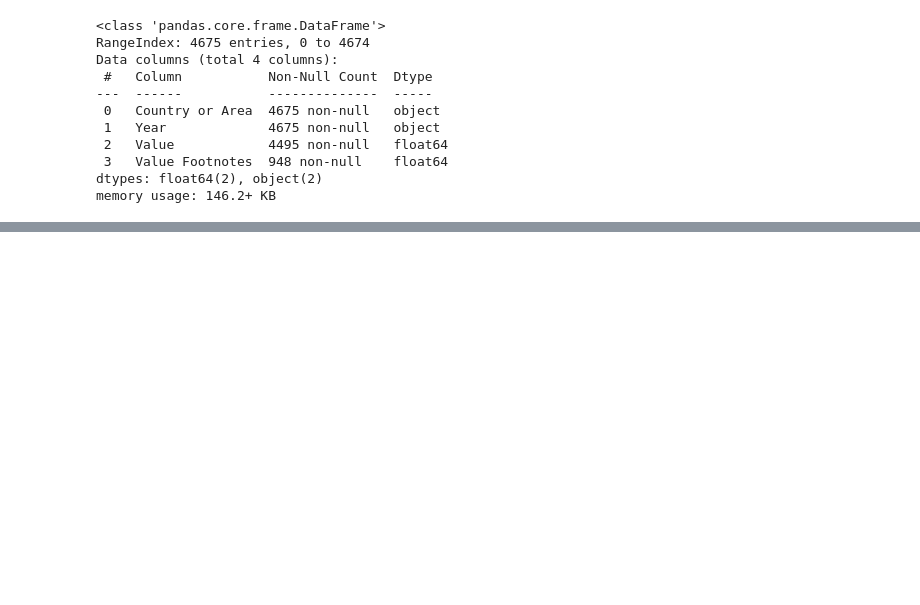
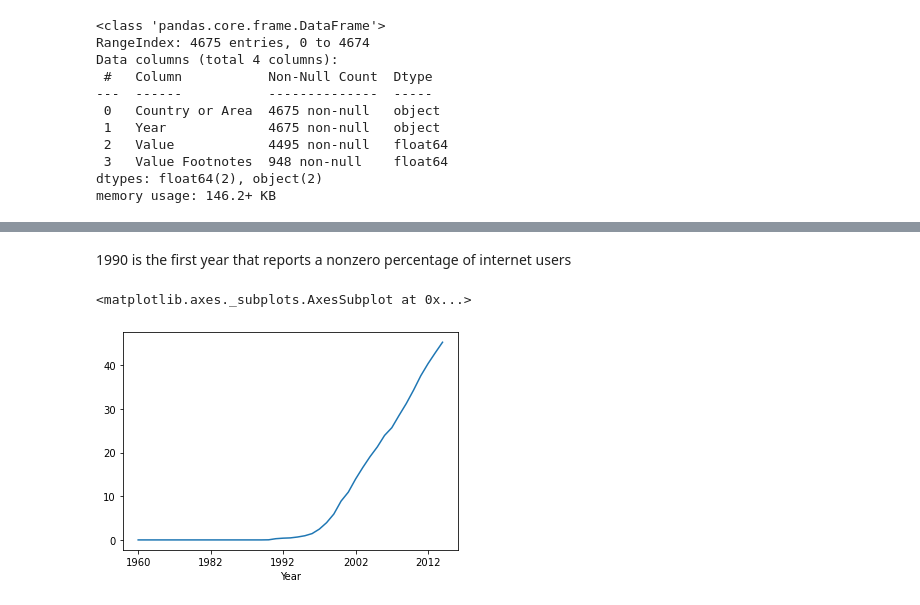
Before and after one commit to nss-data-science-cohort-4/dq1-undata-zylstraa, a Jupyter notebook: notebooks/UN_Data_Exploration.ipynb, the cells around one changed output, grey strips where cells are left out. Drawn from its saved outputs; the diff is of its cells as text; code cells hidden in the pictures; blank space fills up the shorter version.

```diff
--- a/notebooks/UN_Data_Exploration.ipynb
+++ b/notebooks/UN_Data_Exploration.ipynb
@@ -490,2 +507,2 @@ memory usage: 146.2+ KB
 # %%
-internet_df.drop(internet_df.tail(15).index)
+internet_df = internet_df.drop(index=internet_df.iloc[4495:4675].index)
@@ -507,0 +522,2 @@ TO LEXA: you're trying to drop the last rows that aren't listing a year/country
+# %%
+internet_df = internet_df.rename(columns={'Country or Area':'Country','Year':'Year','Value':'Internet_Users_Pct'}).drop(columns='Value Footnotes')
@@ -507,0 +569,7 @@ TO LEXA: you're trying to drop the last rows that aren't listing a year/country
+# %% [markdown]
+1990 is the first year that reports a nonzero percentage of internet users
+# %%
+internet_df.groupby(['Year'])['Internet_Users_Pct'].agg('mean').plot()
+# %% [output]
+<matplotlib.axes._subplots.AxesSubplot at 0x...>
+[figure, added]
```
Also changed, not shown: parts of 51 cells of this notebook.
